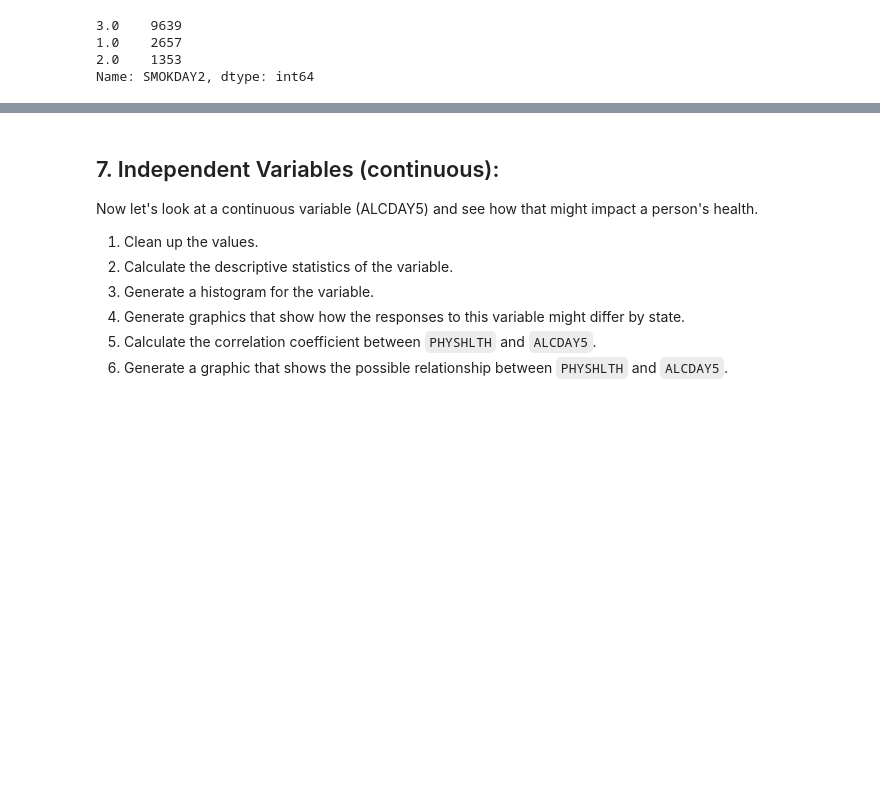
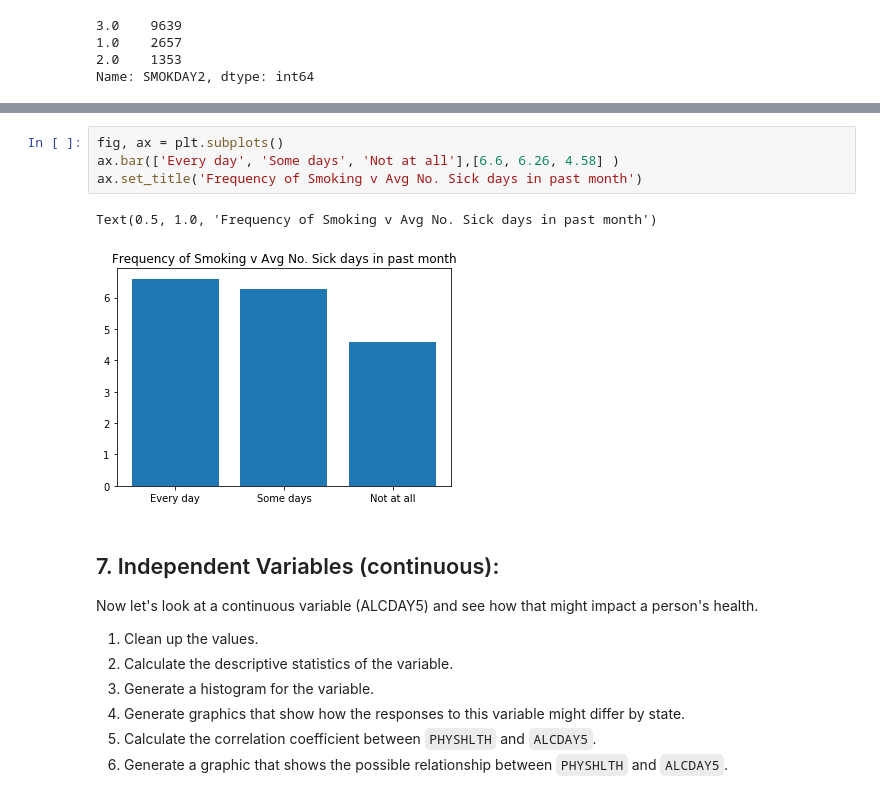
Before and after one commit to rmlevy1/nyc-mhtn-ds-010620-lectures, a Jupyter notebook: week_2/case_study/Data_Exploration_Applied.ipynb, the cells around one changed output, grey strips where cells are left out. Drawn from its saved outputs; the diff is of its cells as text; blank space fills up the shorter version.

```diff
--- a/week_2/case_study/Data_Exploration_Applied.ipynb
+++ b/week_2/case_study/Data_Exploration_Applied.ipynb
@@ -203,3 +241,10 @@ Name: SMOKDAY2, dtype: int64
+# %%
+fig, ax = plt.subplots()
+ax.bar(['Every day', 'Some days', 'Not at all'],[6.6, 6.26, 4.58] )
+ax.set_title('Frequency of Smoking v Avg No. Sick days in past month')
+# %% [output]
+Text(0.5, 1.0, 'Frequency of Smoking v Avg No. Sick days in past month')
+[figure, added]
 # %% [markdown]
 ## 7. Independent Variables (continuous):
 
```
Also changed, not shown: parts of 14 cells of this notebook, 1 other file.
